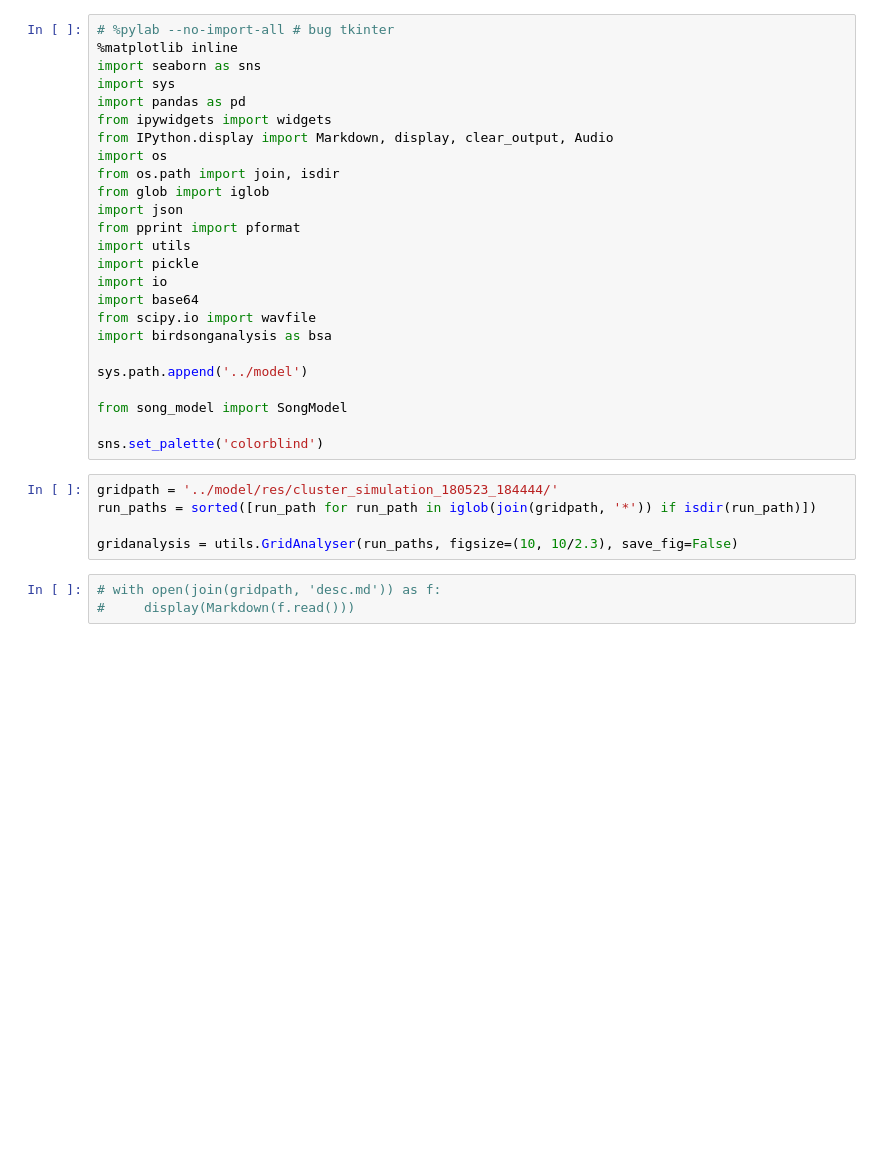
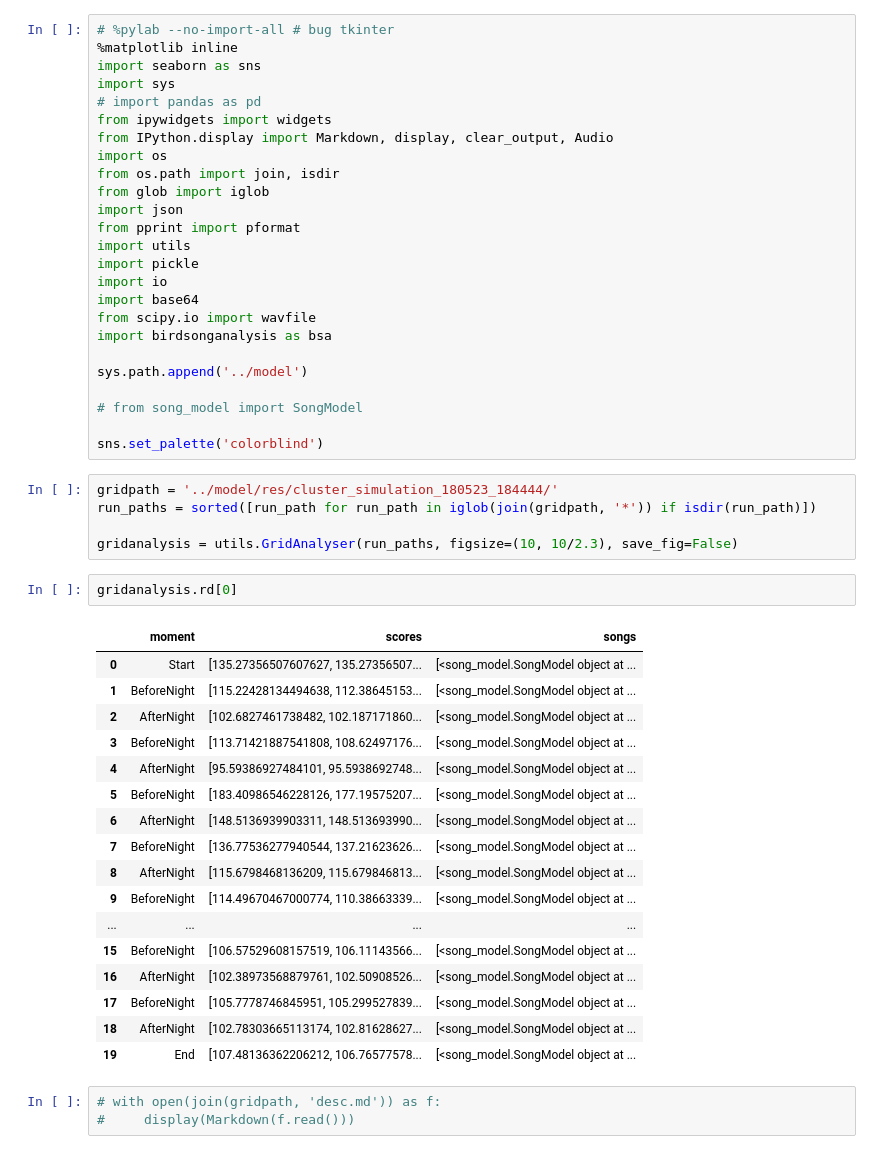
Before and after one commit to gnouveau/birdsonglearningmodel, a Jupyter notebook: analysis/Gridsearchanalyser.ipynb, the cells around one changed output. Cells and saved outputs as stored; diff of their text form; blank space fills up the shorter version.

```diff
--- a/analysis/Gridsearchanalyser.ipynb
+++ b/analysis/Gridsearchanalyser.ipynb
@@ -3,7 +3,7 @@
 %matplotlib inline
 import seaborn as sns
 import sys
-import pandas as pd
+# import pandas as pd
 from ipywidgets import widgets
 from IPython.display import Markdown, display, clear_output, Audio
 import os
@@ -20,7 +20,7 @@ import birdsonganalysis as bsa
 
 sys.path.append('../model')
 
-from song_model import SongModel
+# from song_model import SongModel
 
 sns.set_palette('colorblind')
 # %%
@@ -28,6 +28,26 @@ gridpath = '../model/res/cluster_simulation_180523_184444/'
 run_paths = sorted([run_path for run_path in iglob(join(gridpath, '*')) if isdir(run_path)])
 
 gridanalysis = utils.GridAnalyser(run_paths, figsize=(10, 10/2.3), save_fig=False)
+# %%
+gridanalysis.rd[0]
+# %% [output]
+|  | moment | scores | songs |
+| 0 | Start | [135.27356507607627, 135.27356507... | [<song_model.SongModel object at ... |
+| 1 | BeforeNight | [115.22428134494638, 112.38645153... | [<song_model.SongModel object at ... |
+| 2 | AfterNight | [102.6827461738482, 102.187171860... | [<song_model.SongModel object at ... |
+| 3 | BeforeNight | [113.71421887541808, 108.62497176... | [<song_model.SongModel object at ... |
+| 4 | AfterNight | [95.59386927484101, 95.5938692748... | [<song_model.SongModel object at ... |
+| 5 | BeforeNight | [183.40986546228126, 177.19575207... | [<song_model.SongModel object at ... |
+| 6 | AfterNight | [148.5136939903311, 148.513693990... | [<song_model.SongModel object at ... |
+| 7 | BeforeNight | [136.77536277940544, 137.21623626... | [<song_model.SongModel object at ... |
+| 8 | AfterNight | [115.6798468136209, 115.679846813... | [<song_model.SongModel object at ... |
+| 9 | BeforeNight | [114.49670467000774, 110.38663339... | [<song_model.SongModel object at ... |
+| ... | ... | ... | ... |
+| 15 | BeforeNight | [106.57529608157519, 106.11143566... | [<song_model.SongModel object at ... |
+| 16 | AfterNight | [102.38973568879761, 102.50908526... | [<song_model.SongModel object at ... |
+| 17 | BeforeNight | [105.7778746845951, 105.299527839... | [<song_model.SongModel object at ... |
+| 18 | AfterNight | [102.78303665113174, 102.81628627... | [<song_model.SongModel object at ... |
+| 19 | End | [107.48136362206212, 106.76577578... | [<song_model.SongModel object at ... |
 # %%
 # with open(join(gridpath, 'desc.md')) as f:
 #     display(Markdown(f.read()))
```
Also changed, not shown: parts of 2 cells of this notebook.
